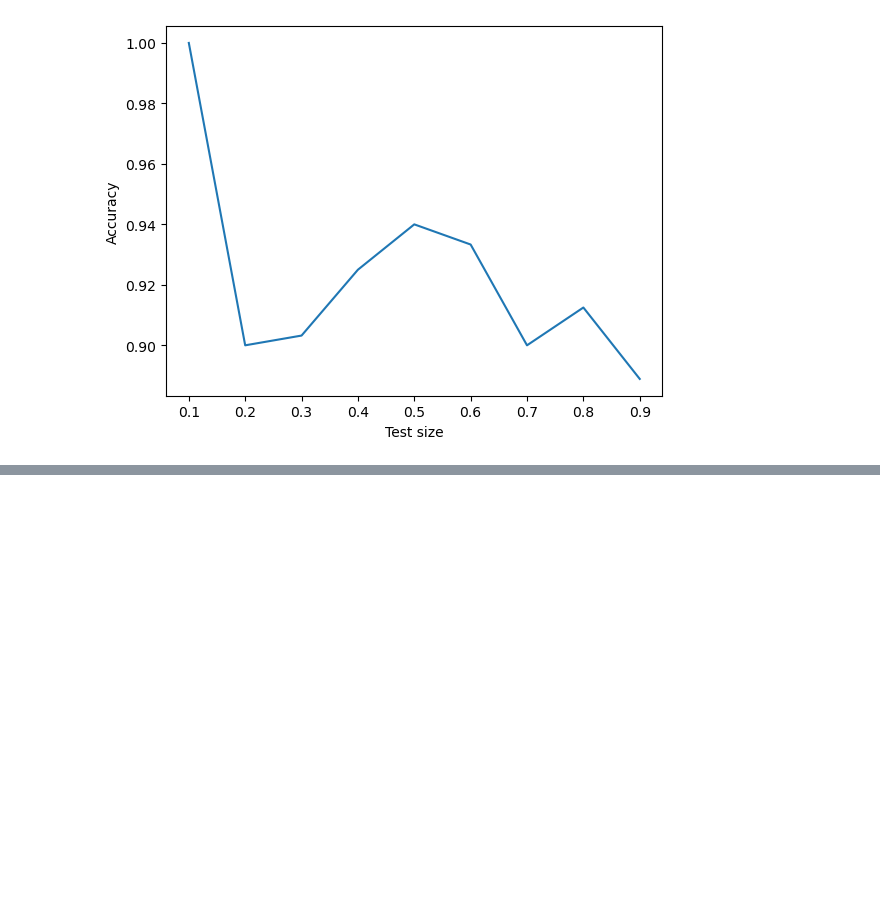
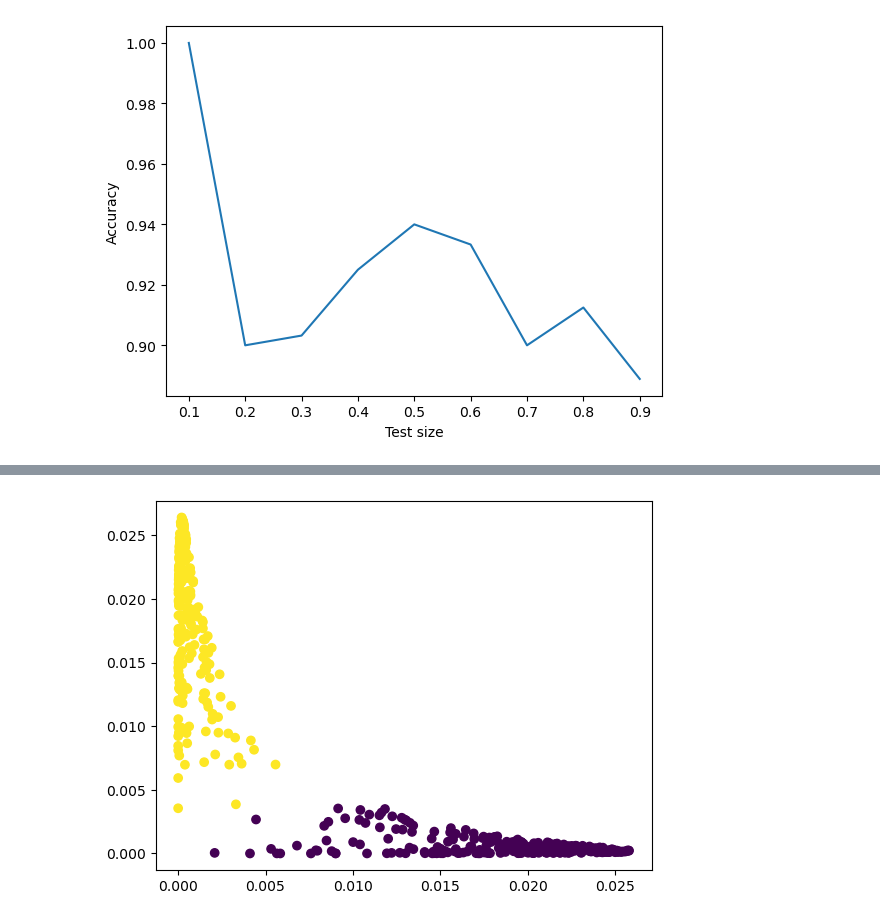
Before and after one commit to eduardo-ufmg/reconhecimento_de_padroes, a Jupyter notebook: kde_E1/kde_E1.ipynb, the cells around one changed output, grey strips where cells are left out. Cells and saved outputs as stored; diff of their text form; code cells hidden in the pictures; blank space fills up the shorter version.

```diff
--- a/kde_E1/kde_E1.ipynb
+++ b/kde_E1/kde_E1.ipynb
@@ -132,0 +204,13 @@ plt.show()
+# %%
+logprobs = bayeskde.score_samples(X)
+
+[Q0, Q1] = logprobs.T
+
+Q0, Q1 = np.exp(Q0), np.exp(Q1)
+
+plt.figure()
+plt.scatter(Q0, Q1, c=y)
+plt.savefig('xor_likelihood.png')
+plt.show()
+# %% [output]
+[figure, added]
```
Also changed, not shown: parts of 3 cells of this notebook, 4 other files.
